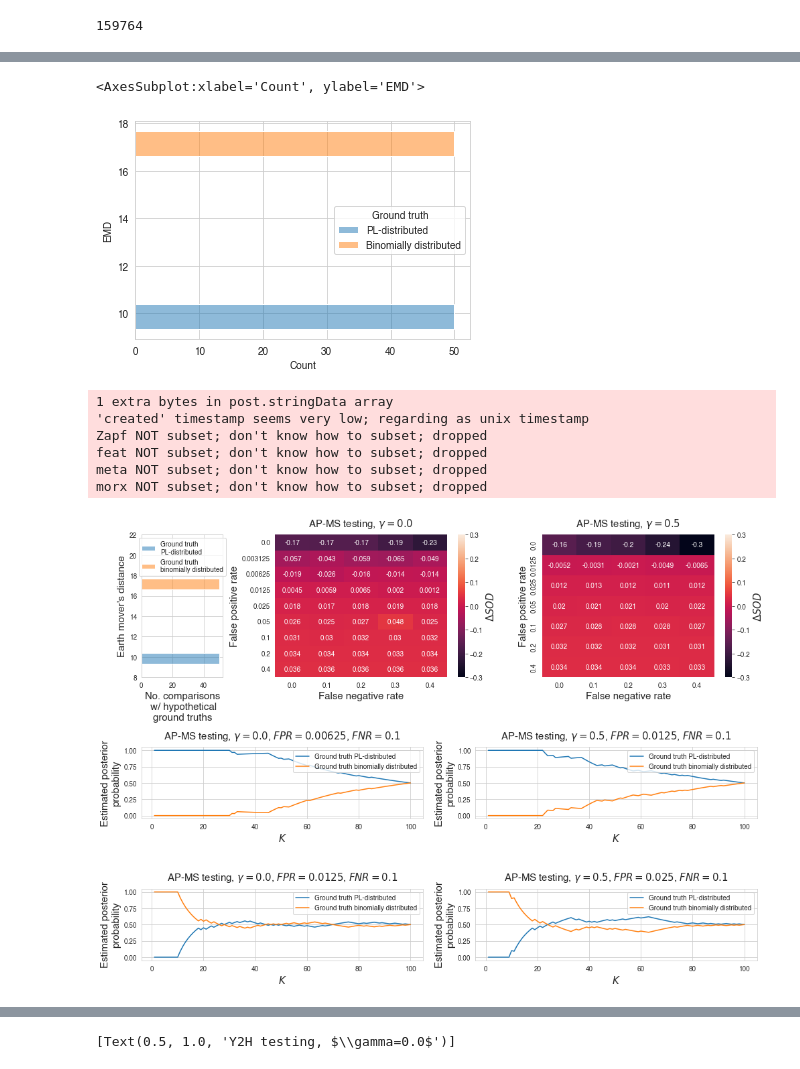
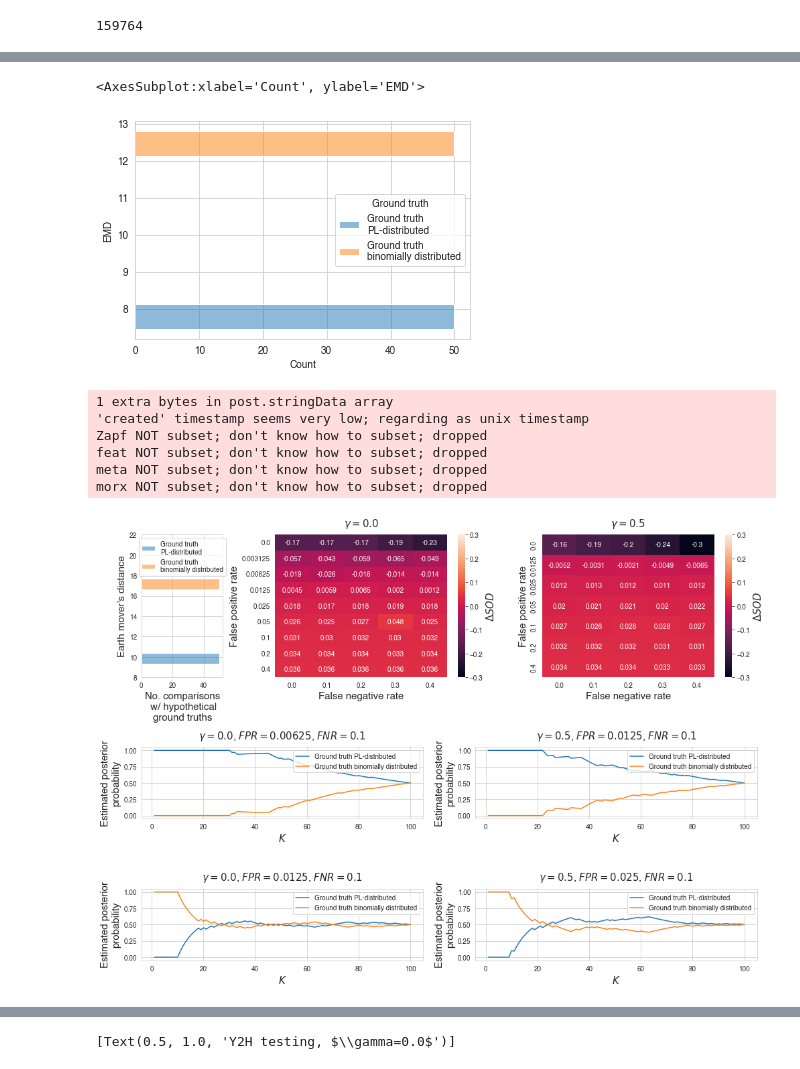
Before and after one commit to bionetslab/ppi-network-simulation, a Jupyter notebook: plot_results.ipynb, the cells around one changed output, grey strips where cells are left out. Drawn from its saved outputs; the diff is of its cells as text; code cells hidden in the pictures.

Commit message:
new y2h plots

```diff
--- a/plot_results.ipynb
+++ b/plot_results.ipynb
@@ -75,3 +75,5 @@ params_y2h_ba = get_parameters('Y2H', 'barabasi-albert')
 adj_observed_apms = construct_observed_network(params_apms_er)
 # %% [output]
 159764
+# %%
+adj_observed_y2h = construct_observed_network(params_y2h_er)
@@ -81,6 +87,8 @@ pd.DataFrame(data=adj_observed_apms).to_csv('adj_observed_AP-MS.csv')
 adj_observed_apms = construct_observed_network(params_apms_er)
 # %%
 degree_dist_observed_apms = ppinetsim.degrees_to_distribution(ppinetsim.node_degrees(adj_observed_apms))
+# %%
+degree_dist_observed_y2h = ppinetsim.degrees_to_distribution(ppinetsim.node_degrees(adj_observed_y2h))
 # %%
 degree_dist_ground_truth_apms = {'erdos-renyi': [], 'barabasi-albert': []}
 for _ in range(50):
@@ -117,0 +108,16 @@ distances
+# %%
+degree_dist_ground_truth_y2h = {'erdos-renyi': [], 'barabasi-albert': []}
+for _ in range(50):
+    adj_ground_truth_er, _, _, _ = ppinetsim.initialize_matrices(params_y2h_er)
+    degree_dist_ground_truth_y2h['erdos-renyi'].append(ppinetsim.degrees_to_distribution(ppinetsim.node_degrees(adj_ground_truth_er)))
+    adj_ground_truth_ba, _, _, _ = ppinetsim.initialize_matrices(params_y2h_ba)
+    degree_dist_ground_truth_y2h['barabasi-albert'].append(ppinetsim.degrees_to_distribution(ppinetsim.node_degrees(adj_ground_truth_ba)))
+dists_y2h_er = [wasserstein_distance(degree_dist_observed_y2h[0, ], degree_dist_ground_truth[0, ],
+                                     degree_dist_observed_y2h[1, ], degree_dist_ground_truth[1, ])
+                for degree_dist_ground_truth in degree_dist_ground_truth_y2h['erdos-renyi']]
+dists_y2h_ba = [wasserstein_distance(degree_dist_observed_y2h[0, ], degree_dist_ground_truth[0, ],
+                                     degree_dist_observed_y2h[1, ], degree_dist_ground_truth[1, ])
+                for degree_dist_ground_truth in degree_dist_ground_truth_y2h['barabasi-albert']]
+distances_y2h = pd.DataFrame(data={'Ground truth': ['Ground truth\nPL-distributed' for _ in range(50)] +
+                                                   ['Ground truth\nbinomially distributed' for _ in range(50)],
+                                   'EMD': dists_y2h_ba + dists_y2h_er})
@@ -118,8 +126,8 @@ distances
 # %%
-sns.histplot(data=distances, y='EMD', hue='Ground truth', legend={'loc': 'upper left'})
+sns.histplot(data=distances_y2h, y='EMD', hue='Ground truth', legend={'loc': 'upper left'})
 # %% [output]
 <AxesSubplot:xlabel='Count', ylabel='EMD'>
-[figure, old version]
+[figure, new version]
 # %%
 fig, axes = plt.subplot_mosaic(mosaic=[
     ['G','G','A','A','A','A','B','B','B','B'],
@@ -129,7 +137,7 @@ fig, axes = plt.subplot_mosaic(mosaic=[
     ['C','C','C','C','C','D','D','D','D','D'],
     ['E','E','E','E','E','F','F','F','F','F'],
     ['E','E','E','E','E','F','F','F','F','F']],figsize=(14,10))
-sns.histplot(data=distances, y='EMD', hue='Ground truth', ax=axes['G'])
+sns.histplot(data=distances_apms, y='EMD', hue='Ground truth', ax=axes['G'])
 axes['G'].set_ylabel("Earth mover's distance", fontsize=15)
 axes['G'].set_xlabel("No. comparisons\n w/ hypothetical\nground truths", fontsize=15)
 axes['G'].set_ylim(8,22)
@@ -137,7 +145,7 @@ sns.move_legend(axes['G'], "upper center", bbox_to_anchor=(.5, 1), ncol=1, title
 sns.heatmap(deltas_sods('AP-MS', 0.0),annot=True,ax=axes['A'],vmin=-.3,vmax=.3)
 sns.heatmap(deltas_sods('AP-MS', 0.5, fprs=[0.0,0.0125,0.025,0.05,0.1,0.2,0.4]),annot=True,ax=axes['B'],vmin=-.3,vmax=.3)
 for label, gamma in [('A',0.0), ('B', 0.5)]:
-    axes[label].set_title(r'AP-MS testing, $\gamma={}$'.format(gamma),pad=12,fontsize=15)
+    axes[label].set_title(r'$\gamma={}$'.format(gamma),pad=12,fontsize=15)
     axes[label].set_xlabel('False negative rate', fontsize=15)
     axes[label].set_ylabel('False positive rate', fontsize=15)
     colorbar = axes[label].collections[0].colorbar
@@ -148,7 +156,7 @@ for label, gamma, fpr in [('C', 0.0, 0.00625), ('D', 0.5, 0.0125), ('E', 0.0, 0.
     ppinetsim.plot_posteriors(posteriors, ax=axes[label], parameters={'acceptance_threshold': gamma,
                                                       'false_positive_rate': fpr,
                                                       'false_negative_rate': 0.1, 'test_method': 'AP-MS'})
-    axes[label].set_title(r'AP-MS testing, $\gamma={}$, $FPR={}$, $FNR=0.1$'.format(gamma, fpr),pad=12,fontsize=15)
+    axes[label].set_title(r'$\gamma={}$, $FPR={}$, $FNR=0.1$'.format(gamma, fpr),pad=12,fontsize=15)
     axes[label].set_ylabel('Estimated posterior\nprobability',fontsize=15)
     axes[label].set_xlabel(r'$K$', fontsize=15)
     handles, labels = axes[label].get_legend_handles_labels()
@@ -162,4 +170,4 @@ Zapf NOT subset; don't know how to subset; dropped
 feat NOT subset; don't know how to subset; dropped
 meta NOT subset; don't know how to subset; dropped
 morx NOT subset; don't know how to subset; dropped
-[figure, old version]
+[figure, new version]
```
Also changed, not shown: parts of 9 cells of this notebook, 1 other file.
